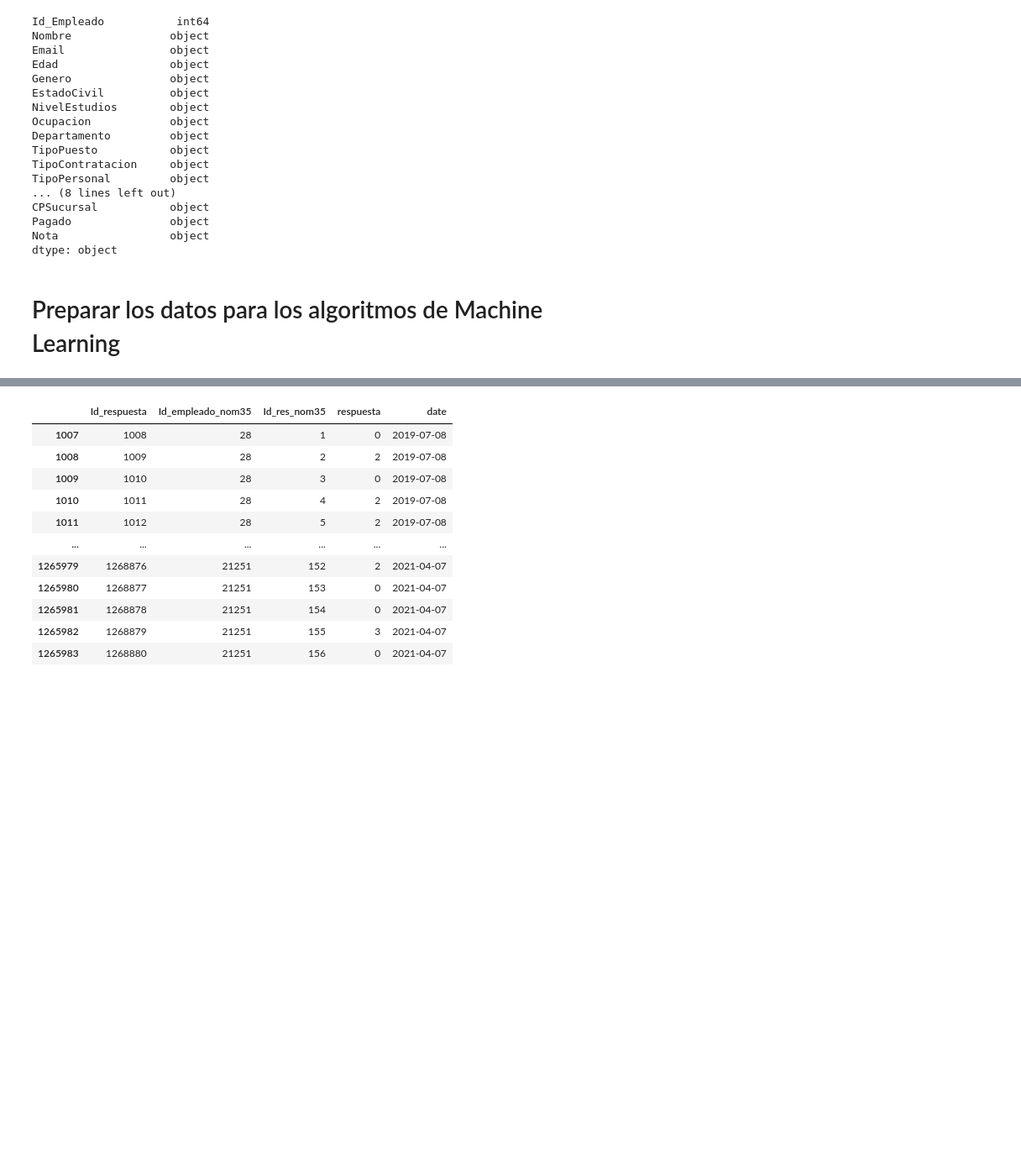
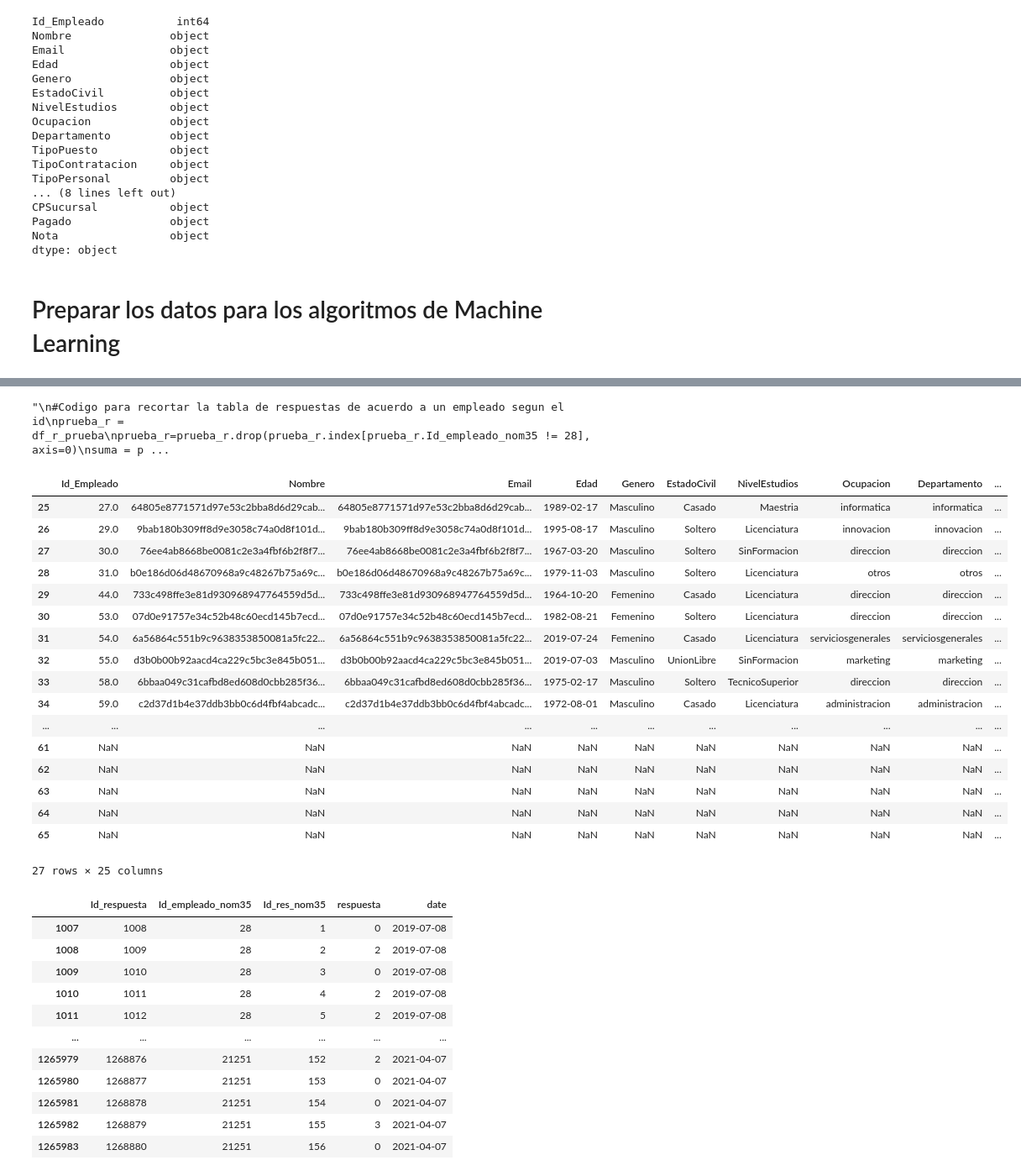
Before and after one commit to HeribertoVR/Proyecto---Tesis, a Jupyter notebook: Tesis.ipynb, the cells around one changed output, grey strips where cells are left out. Shown at 84% size. Saved outputs shown, nothing was run; the diff lists cells and outputs as text; code cells hidden in the pictures; blank space fills up the shorter version.

```diff
--- a/Tesis.ipynb
+++ b/Tesis.ipynb
@@ -130,3 +175,52 @@ df_r2=df_r.loc[:, :]
+# %%
+"""""""""
+#Codigo para recortar la tabla de respuestas de acuerdo a un empleado segun el id
+prueba_r = df_r_prueba
+prueba_r=prueba_r.drop(prueba_r.index[prueba_r.Id_empleado_nom35 != 28], axis=0)
+suma = prueba_r['respuesta'].sum()
+suma"""""""""
+# %% [output]
+"\n#Codigo para recortar la tabla de respuestas de acuerdo a un empleado segun el id\nprueba_r = df_r_prueba\nprueba_r=prueba_r.drop(prueba_r.index[prueba_r.Id_empleado_nom35 != 28], axis=0)\nsuma = p ...
+# %%
+#Codigo para iterar a traves de las filas del dataframe de las respuestas e ir sumando las respuestas de cada empleado
+#Y asignar la suma total a la una nueva columna del dataframe de los empleados
+id_norma = 28
+count = 0
+prueba_e = df_e_prueba
+for indice, fila in df_r_prueba.iterrows():
+    prueba_r = df_r_prueba
+    num_id = fila['Id_empleado_nom35']
+    if(num_id!=id_norma):
+        id_norma = fila['Id_empleado_nom35']
+    if(num_id==id_norma):#reemplazar lo que contiene el if para que realice la suma y el resultado lo agregue al otro dataframe
+        #valor_res = fila['respuesta']
+        #print(valor_res, fila['Id_empleado_nom35'])
+        prueba_r=prueba_r.drop(prueba_r.index[prueba_r.Id_empleado_nom35 != num_id], axis=0)
+        suma = prueba_r['respuesta'].sum()
+        if(suma > 0):
+            prueba_e.loc[num_id, 'Resultado']= suma
+
+
+prueba_e
+# %% [output]
+|  | Id_Empleado | Nombre | Email | Edad | Genero | EstadoCivil | NivelEstudios | Ocupacion | Departamento | ... |
+| 25 | 27.0 | 64805e8771571d97e53c2bba8d6d29cab... | 64805e8771571d97e53c2bba8d6d29cab... | 1989-02-17 | Masculino | Casado | Maestria | informatica | informatica | ... |
+| 26 | 29.0 | 9bab180b309ff8d9e3058c74a0d8f101d... | 9bab180b309ff8d9e3058c74a0d8f101d... | 1995-08-17 | Masculino | Soltero | Licenciatura | innovacion | innovacion | ... |
+| 27 | 30.0 | 76ee4ab8668be0081c2e3a4fbf6b2f8f7... | 76ee4ab8668be0081c2e3a4fbf6b2f8f7... | 1967-03-20 | Masculino | Soltero | SinFormacion | direccion | direccion | ... |
+| 28 | 31.0 | b0e186d06d48670968a9c48267b75a69c... | b0e186d06d48670968a9c48267b75a69c... | 1979-11-03 | Masculino | Soltero | Licenciatura | otros | otros | ... |
+| 29 | 44.0 | 733c498ffe3e81d930968947764559d5d... | 733c498ffe3e81d930968947764559d5d... | 1964-10-20 | Femenino | Casado | Licenciatura | direccion | direccion | ... |
+| 30 | 53.0 | 07d0e91757e34c52b48c60ecd145b7ecd... | 07d0e91757e34c52b48c60ecd145b7ecd... | 1982-08-21 | Femenino | Soltero | Licenciatura | direccion | direccion | ... |
+| 31 | 54.0 | 6a56864c551b9c9638353850081a5fc22... | 6a56864c551b9c9638353850081a5fc22... | 2019-07-24 | Femenino | Casado | Licenciatura | serviciosgenerales | serviciosgenerales | ... |
+| 32 | 55.0 | d3b0b00b92aacd4ca229c5bc3e845b051... | d3b0b00b92aacd4ca229c5bc3e845b051... | 2019-07-03 | Masculino | UnionLibre | SinFormacion | marketing | marketing | ... |
+| 33 | 58.0 | 6bbaa049c31cafbd8ed608d0cbb285f36... | 6bbaa049c31cafbd8ed608d0cbb285f36... | 1975-02-17 | Masculino | Soltero | TecnicoSuperior | direccion | direccion | ... |
+| 34 | 59.0 | c2d37d1b4e37ddb3bb0c6d4fbf4abcadc... | c2d37d1b4e37ddb3bb0c6d4fbf4abcadc... | 1972-08-01 | Masculino | Casado | Licenciatura | administracion | administracion | ... |
+| ... | ... | ... | ... | ... | ... | ... | ... | ... | ... | ... |
+| 61 | NaN | NaN | NaN | NaN | NaN | NaN | NaN | NaN | NaN | ... |
+| 62 | NaN | NaN | NaN | NaN | NaN | NaN | NaN | NaN | NaN | ... |
+| 63 | NaN | NaN | NaN | NaN | NaN | NaN | NaN | NaN | NaN | ... |
+| 64 | NaN | NaN | NaN | NaN | NaN | NaN | NaN | NaN | NaN | ... |
+| 65 | NaN | NaN | NaN | NaN | NaN | NaN | NaN | NaN | NaN | ... |
+27 rows × 25 columns
 # %%
 df_filtrado_respuestas
 # %% [output]
```
Also changed, not shown: parts of 29 cells of this notebook, 5 other files.
